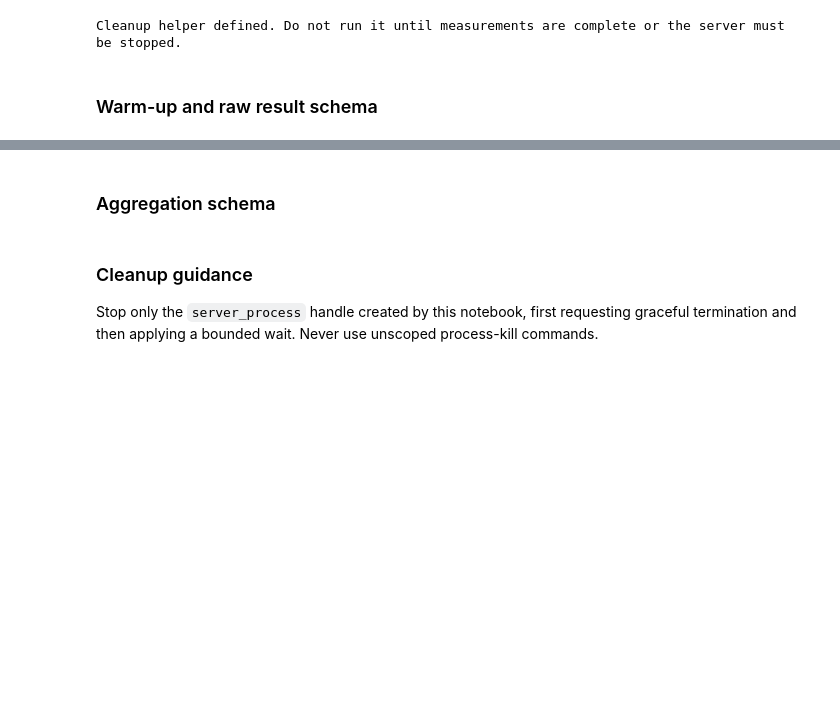
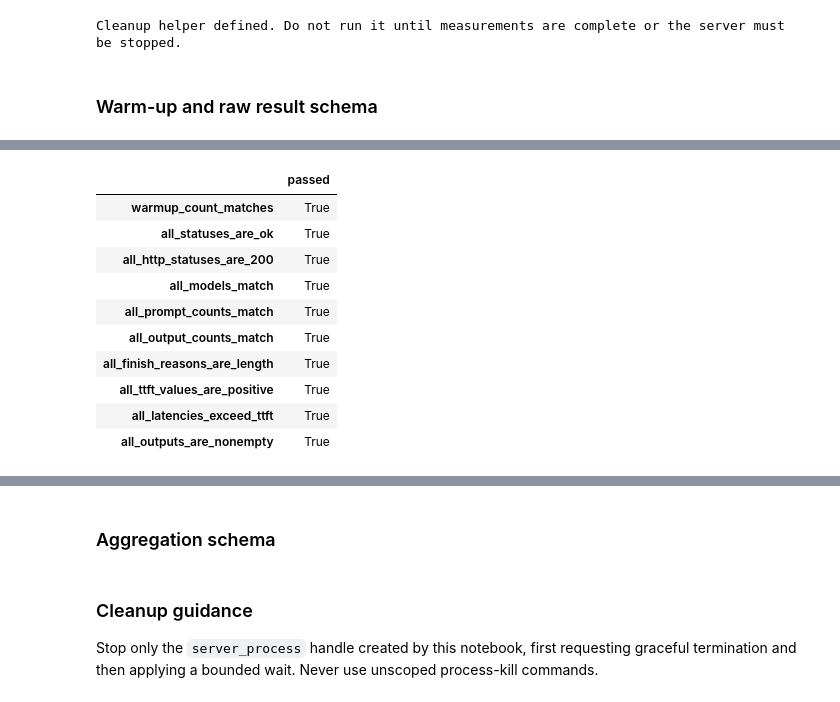
Before and after one commit to coert/dgx-spark-lab, a Jupyter notebook: experiments/01-distributed-inference/01-single-node-inference.ipynb, the cells around one changed output, grey strips where cells are left out. Saved outputs shown, nothing was run; the diff lists cells and outputs as text; code cells hidden in the pictures; blank space fills up the shorter version.

```diff
--- a/experiments/01-distributed-inference/01-single-node-inference.ipynb
+++ b/experiments/01-distributed-inference/01-single-node-inference.ipynb
@@ -1680,0 +1713,43 @@ raw_results
+# %%
+expected_warmup_prompt_tokens = len(PROMPT_TOKEN_IDS[WARMUP_PROMPT_ID])
+
+warmup_invariants = pd.Series(
+    {
+        "warmup_count_matches": (len(warmup_results) == WARMUP_COUNT),
+        "all_statuses_are_ok": bool(warmup_results["status"].eq("ok").all()),
+        "all_http_statuses_are_200": bool(warmup_results["status_code"].eq(200).all()),
+        "all_models_match": bool(warmup_results["response_model"].eq(MODEL).all()),
+        "all_prompt_counts_match": bool(
+            warmup_results["prompt_tokens"].eq(expected_warmup_prompt_tokens).all()
+        ),
+        "all_output_counts_match": bool(
+            warmup_results["returned_output_tokens"].eq(WARMUP_OUTPUT_TOKENS).all()
+        ),
+        "all_finish_reasons_are_length": bool(
+            warmup_results["finish_reason"].eq("length").all()
+        ),
+        "all_ttft_values_are_positive": bool(warmup_results["ttft_s"].gt(0).all()),
+        "all_latencies_exceed_ttft": bool(
+            warmup_results["latency_s"].ge(warmup_results["ttft_s"]).all()
+        ),
+        "all_outputs_are_nonempty": bool(warmup_results["output_text"].map(bool).all()),
+    },
+    name="passed",
+)
+
+display(warmup_invariants.to_frame())
+
+if not bool(warmup_invariants.all()):
+    raise AssertionError("The warm-up phase failed one or more invariants")
+# %% [output]
+|  | passed |
+| warmup_count_matches | True |
+| all_statuses_are_ok | True |
+| all_http_statuses_are_200 | True |
+| all_models_match | True |
+| all_prompt_counts_match | True |
+| all_output_counts_match | True |
+| all_finish_reasons_are_length | True |
+| all_ttft_values_are_positive | True |
+| all_latencies_exceed_ttft | True |
+| all_outputs_are_nonempty | True |
```
Also changed, not shown: parts of 2 cells of this notebook.
